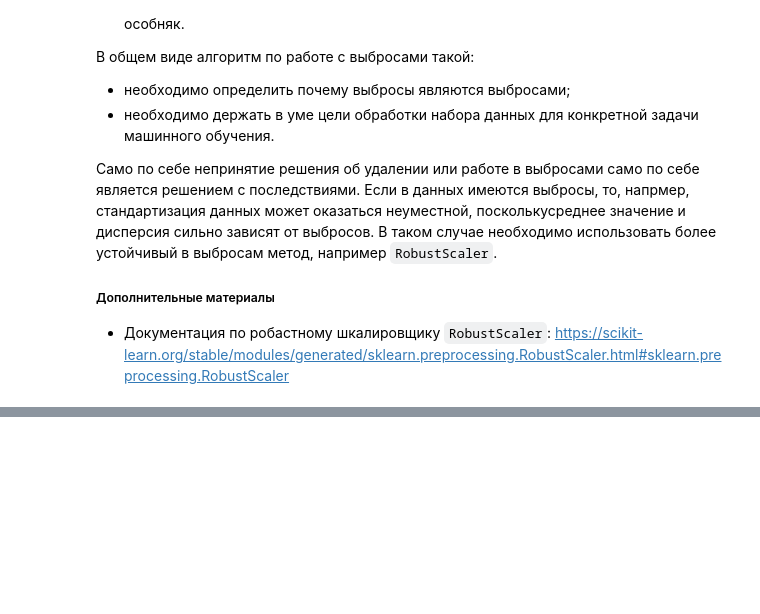
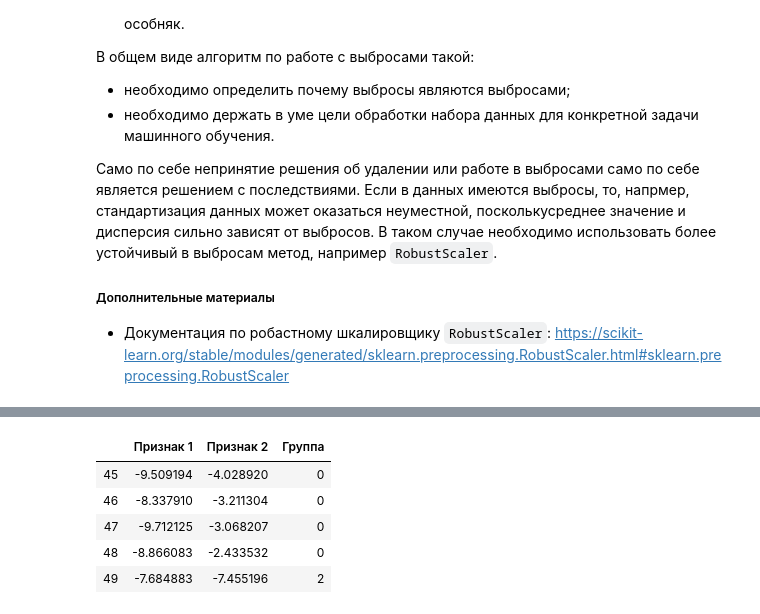
Before and after one commit to AntonNeverovich/data-science, a Jupyter notebook: cookbooks/5-numerical-data-processing.ipynb, the cells around one changed output, grey strips where cells are left out. Cells and saved outputs as stored; diff of their text form; code cells hidden in the pictures; blank space fills up the shorter version.

Commit message:
second addition to numerical data processing cookbook

```diff
--- a/cookbooks/5-numerical-data-processing.ipynb
+++ b/cookbooks/5-numerical-data-processing.ipynb
@@ -406,0 +487,29 @@ houses
+# %%
+# Загрузить библиотеки
+from sklearn.datasets import make_blobs
+from sklearn.cluster import KMeans
+
+# Создать матрицу симулированных признаков
+features, _ = make_blobs(n_samples=50, n_features=2, centers=3, random_state=1)
+
+# Создать фрейм данных
+df = pd.DataFrame(data=features, columns=['Признак 1', 'Признак 2'])
+
+# Создать кластеризатор по методу k средних
+clusterer = KMeans(3, random_state=0)
+
+# Выполнить подгонку кластеризатора
+clusterer.fit(features)
+
+# Предсказать значения
+df['Группа'] = clusterer.predict(features)
+
+# Взглнять на поледние несколько наблюдений
+df.tail()
+# %% [output]
+|  | Признак 1 | Признак 2 | Группа |
+| 45 | -9.509194 | -4.028920 | 0 |
+| 46 | -8.337910 | -3.211304 | 0 |
+| 47 | -9.712125 | -3.068207 | 0 |
+| 48 | -8.866083 | -2.433532 | 0 |
+| 49 | -7.684883 | -7.455196 | 2 |
```
Also changed, not shown: parts of 21 cells of this notebook.
